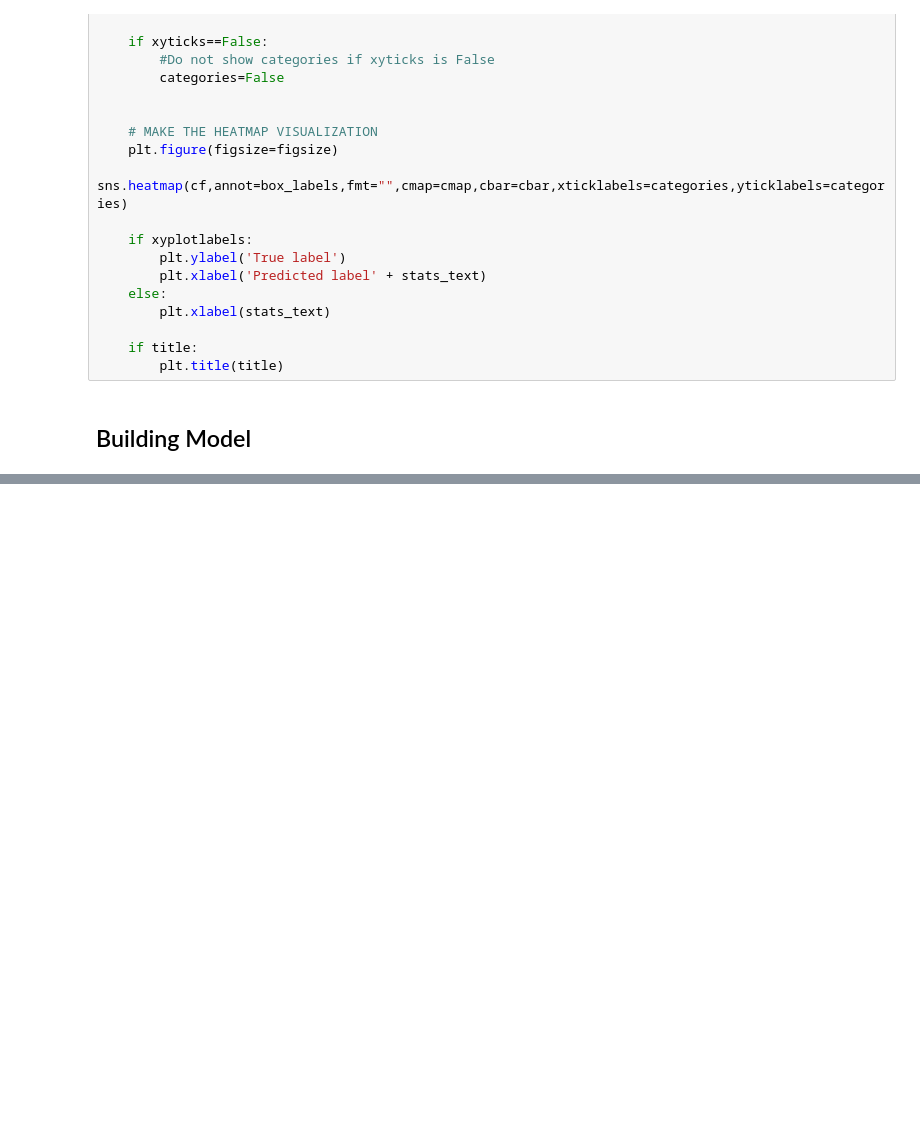
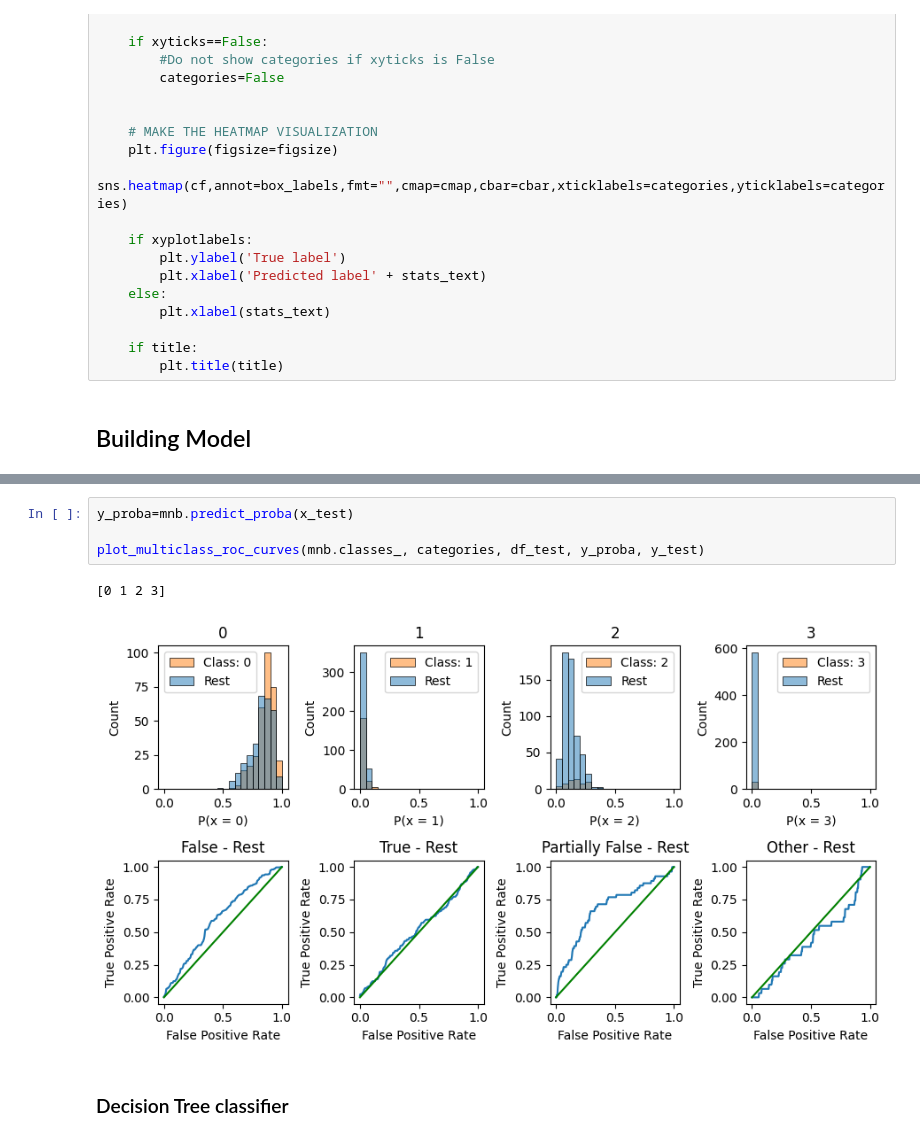
Before and after one commit to cgurkan/fake-news, a Jupyter notebook: FakeNewsDetection_ML.ipynb, the cells around one changed output, grey strips where cells are left out. Saved outputs shown, nothing was run; the diff lists cells and outputs as text; blank space fills up the shorter version.

```diff
--- a/FakeNewsDetection_ML.ipynb
+++ b/FakeNewsDetection_ML.ipynb
@@ -942,0 +611,9 @@ make_confusion_matrix(result_1,
+# %%
+y_proba=mnb.predict_proba(x_test)
+
+plot_multiclass_roc_curves(mnb.classes_, categories, df_test, y_proba, y_test)
+# %% [output]
+[0 1 2 3]
+[figure, added]
+# %% [markdown]
+### Decision Tree classifier
```
Also changed, not shown: parts of 85 cells of this notebook.
